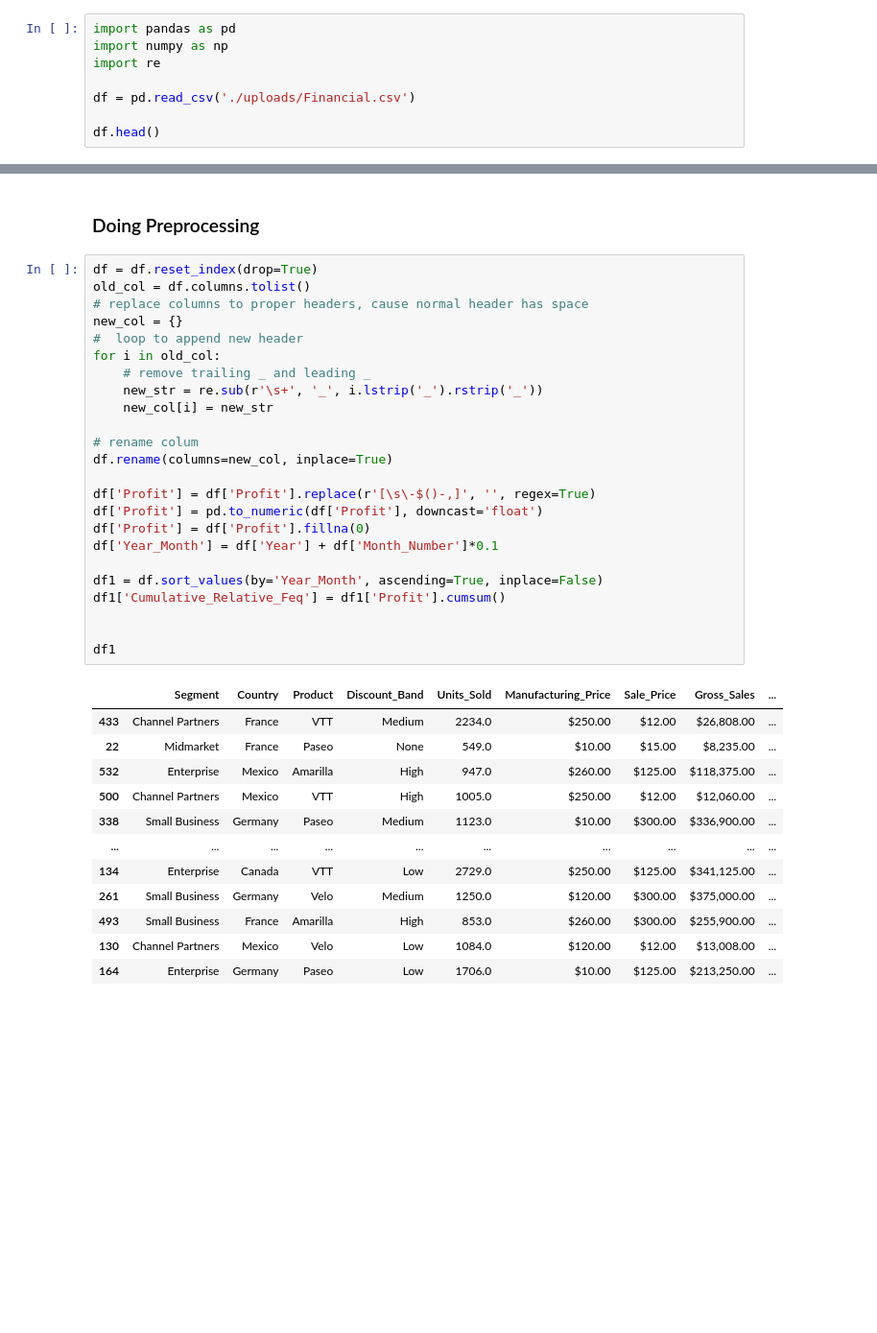
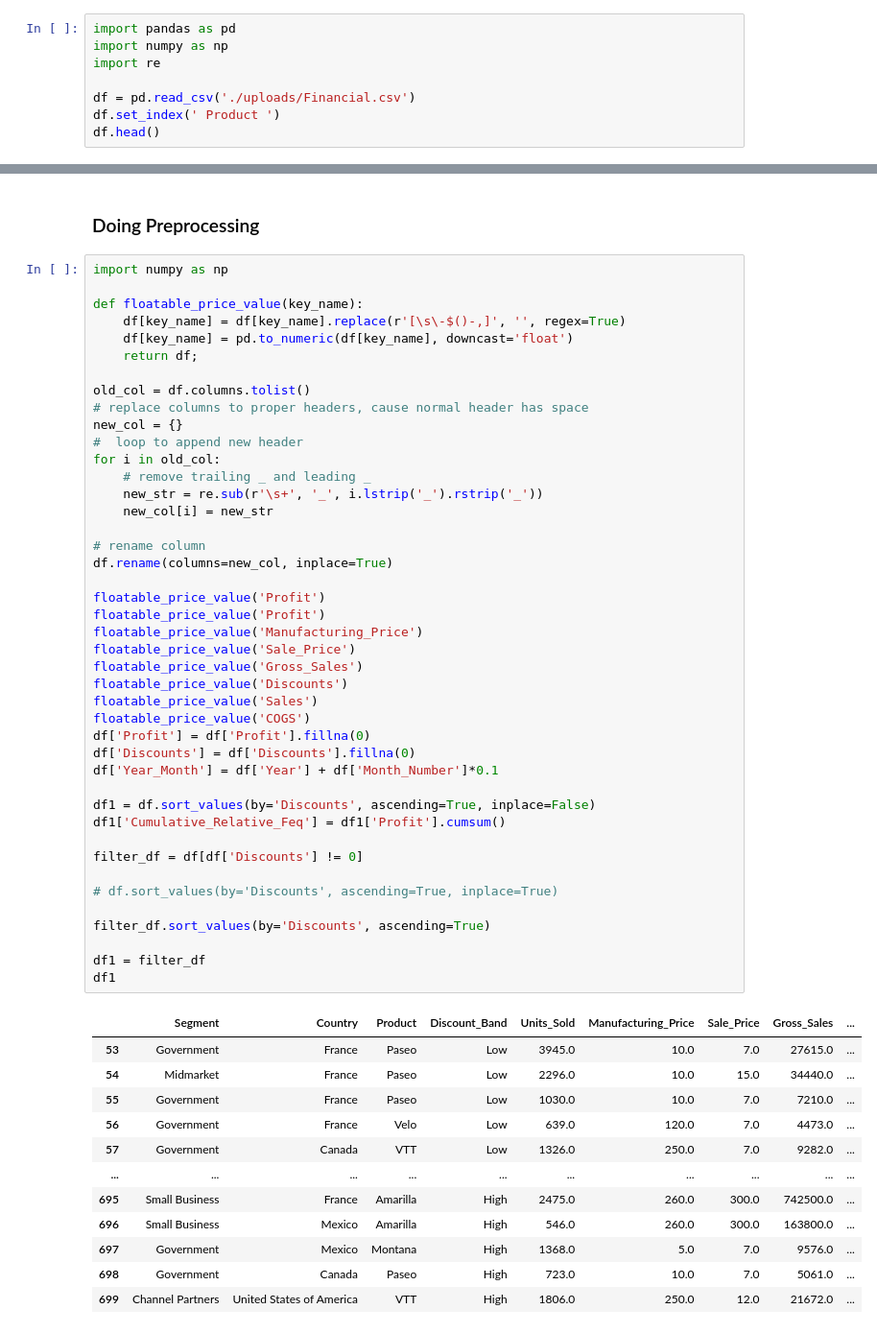
Before and after one commit to DinaChatFE/Scatter-Plot-Regression-correlation, a Jupyter notebook: new-main.ipynb, the cells around one changed output, grey strips where cells are left out. Shown: that part at 96% size. Drawn from its saved outputs; the diff is of its cells as text; blank space fills up the shorter version.

```diff
--- a/new-main.ipynb
+++ b/new-main.ipynb
@@ -24,7 +26,7 @@ import numpy as np
 import re
 
 df = pd.read_csv('./uploads/Financial.csv')
-
+df.set_index(' Product ')
 df.head()
 # %% [output]
 |  | Segment | Country | Product | Discount Band | Units Sold | Manufacturing Price | Sale Price | Gross Sales | ... |
@@ -36,39 +38,58 @@ df.head()
 # %% [markdown]
 ### Doing Preprocessing
 # %%
-df = df.reset_index(drop=True)
+import numpy as np
+
+def floatable_price_value(key_name):
+    df[key_name] = df[key_name].replace(r'[\s\-$()-,]', '', regex=True)
+    df[key_name] = pd.to_numeric(df[key_name], downcast='float')
+    return df;
+
 old_col = df.columns.tolist()
 # replace columns to proper headers, cause normal header has space
 new_col = {}
 #  loop to append new header
 for i in old_col:
     # remove trailing _ and leading _
     new_str = re.sub(r'\s+', '_', i.lstrip('_').rstrip('_'))
     new_col[i] = new_str
 
-# rename colum
+# rename column
 df.rename(columns=new_col, inplace=True)
 
-df['Profit'] = df['Profit'].replace(r'[\s\-$()-,]', '', regex=True)
-df['Profit'] = pd.to_numeric(df['Profit'], downcast='float')
+floatable_price_value('Profit')
+floatable_price_value('Profit')
+floatable_price_value('Manufacturing_Price')
+floatable_price_value('Sale_Price')
+floatable_price_value('Gross_Sales')
+floatable_price_value('Discounts')
+floatable_price_value('Sales')
+floatable_price_value('COGS')
 df['Profit'] = df['Profit'].fillna(0)
+df['Discounts'] = df['Discounts'].fillna(0)
 df['Year_Month'] = df['Year'] + df['Month_Number']*0.1
 
-df1 = df.sort_values(by='Year_Month', ascending=True, inplace=False)
+df1 = df.sort_values(by='Discounts', ascending=True, inplace=False)
 df1['Cumulative_Relative_Feq'] = df1['Profit'].cumsum()
 
+filter_df = df[df['Discounts'] != 0]
 
+# df.sort_values(by='Discounts', ascending=True, inplace=True)
+
+filter_df.sort_values(by='Discounts', ascending=True)
+
+df1 = filter_df
 df1
 # %% [output]
 |  | Segment | Country | Product | Discount_Band | Units_Sold | Manufacturing_Price | Sale_Price | Gross_Sales | ... |
-| 433 | Channel Partners | France | VTT | Medium | 2234.0 | $250.00 | $12.00 | $26,808.00 | ... |
-| 22 | Midmarket | France | Paseo | None | 549.0 | $10.00 | $15.00 | $8,235.00 | ... |
-| 532 | Enterprise | Mexico | Amarilla | High | 947.0 | $260.00 | $125.00 | $118,375.00 | ... |
-| 500 | Channel Partners | Mexico | VTT | High | 1005.0 | $250.00 | $12.00 | $12,060.00 | ... |
-| 338 | Small Business | Germany | Paseo | Medium | 1123.0 | $10.00 | $300.00 | $336,900.00 | ... |
+| 53 | Government | France | Paseo | Low | 3945.0 | 10.0 | 7.0 | 27615.0 | ... |
+| 54 | Midmarket | France | Paseo | Low | 2296.0 | 10.0 | 15.0 | 34440.0 | ... |
+| 55 | Government | France | Paseo | Low | 1030.0 | 10.0 | 7.0 | 7210.0 | ... |
+| 56 | Government | France | Velo | Low | 639.0 | 120.0 | 7.0 | 4473.0 | ... |
+| 57 | Government | Canada | VTT | Low | 1326.0 | 250.0 | 7.0 | 9282.0 | ... |
 | ... | ... | ... | ... | ... | ... | ... | ... | ... | ... |
-| 134 | Enterprise | Canada | VTT | Low | 2729.0 | $250.00 | $125.00 | $341,125.00 | ... |
-| 261 | Small Business | Germany | Velo | Medium | 1250.0 | $120.00 | $300.00 | $375,000.00 | ... |
-| 493 | Small Business | France | Amarilla | High | 853.0 | $260.00 | $300.00 | $255,900.00 | ... |
-| 130 | Channel Partners | Mexico | Velo | Low | 1084.0 | $120.00 | $12.00 | $13,008.00 | ... |
-| 164 | Enterprise | Germany | Paseo | Low | 1706.0 | $10.00 | $125.00 | $213,250.00 | ... |
+| 695 | Small Business | France | Amarilla | High | 2475.0 | 260.0 | 300.0 | 742500.0 | ... |
+| 696 | Small Business | Mexico | Amarilla | High | 546.0 | 260.0 | 300.0 | 163800.0 | ... |
+| 697 | Government | Mexico | Montana | High | 1368.0 | 5.0 | 7.0 | 9576.0 | ... |
+| 698 | Government | Canada | Paseo | High | 723.0 | 10.0 | 7.0 | 5061.0 | ... |
+| 699 | Channel Partners | United States of America | VTT | High | 1806.0 | 250.0 | 12.0 | 21672.0 | ... |
```
Also changed, not shown: parts of 3 cells of this notebook, 2 other files.
